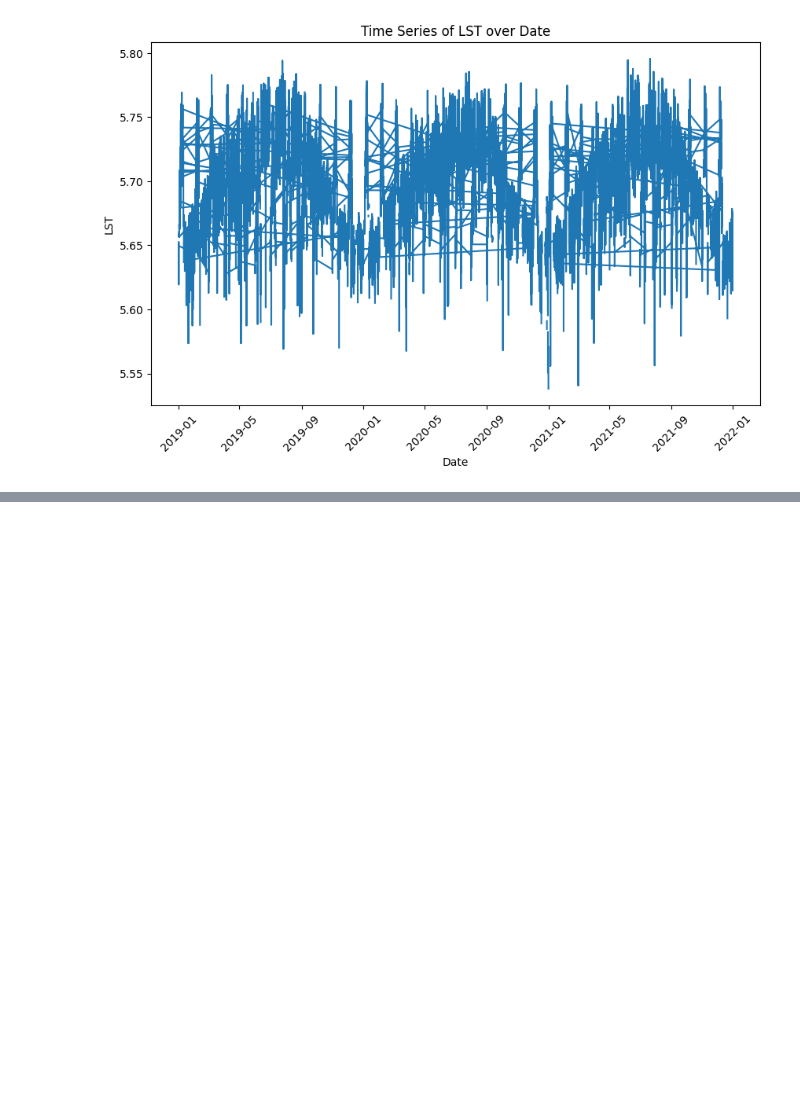
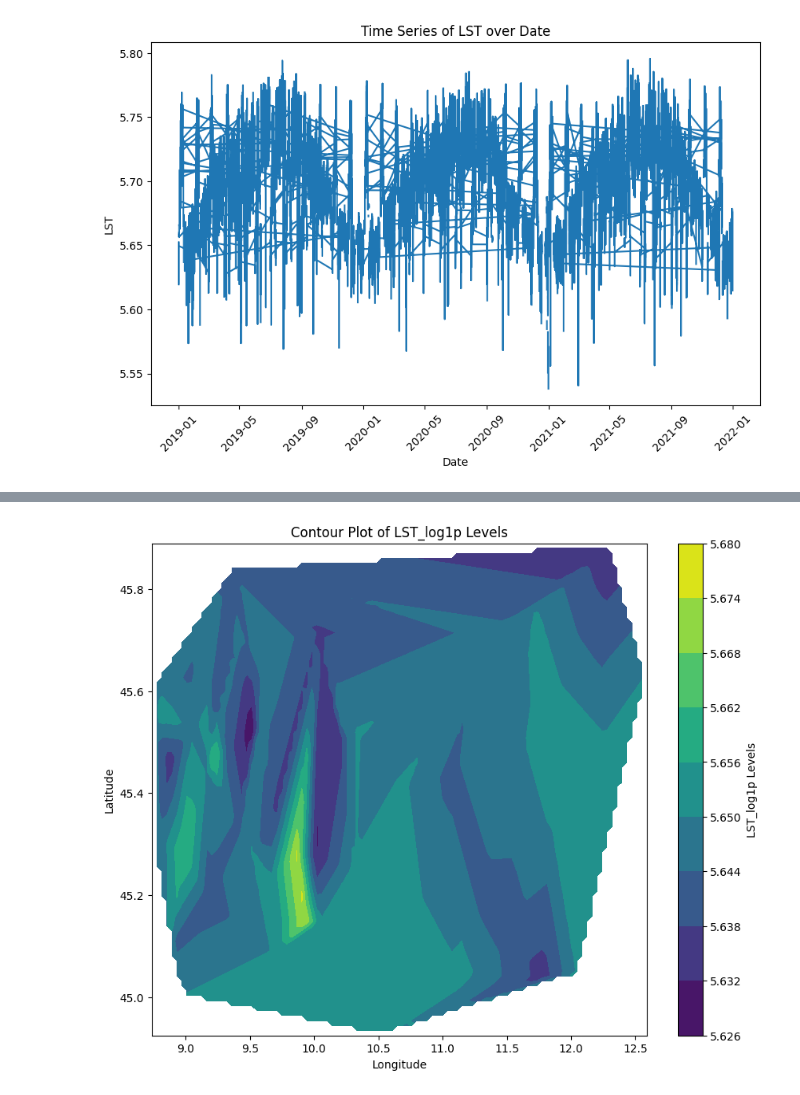
Before and after one commit to Anurag163/GeoAI_Ground_level_NO2_Zindi-, a Jupyter notebook: Pred_Model.ipynb, the cells around one changed output, grey strips where cells are left out. Cells and saved outputs as stored; diff of their text form; code cells hidden in the pictures; blank space fills up the shorter version.

```diff
--- a/Pred_Model.ipynb
+++ b/Pred_Model.ipynb
@@ -720,0 +778,23 @@ plt.show()
+# %%
+#Creating countour plot for LAT, LON with LST_log1p
+lon = np.linspace(train_df_model_2_LST_NO2_strat_dff['LON'].min(), train_df_model_2_LST_NO2_strat_dff['LON'].max(), 100)
+lat = np.linspace(train_df_model_2_LST_NO2_strat_dff['LAT'].min(), train_df_model_2_LST_NO2_strat_dff['LAT'].max(), 100)
+lon_grid, lat_grid = np.meshgrid(lon, lat)
+
+# Interpolate NO2 values to the grid
+no2_grid = griddata((train_df_model_2_LST_NO2_strat_dff['LON'], train_df_model_2_LST_NO2_strat_dff['LAT']), train_df_model_2_LST_NO2_strat_dff['LST_log1p'], (lon_grid, lat_grid), method='linear')
+
+# Plotting the contour plot
+plt.figure(figsize=(10, 8))
+contour = plt.contourf(lon_grid, lat_grid, no2_grid, cmap='viridis')
+plt.colorbar(contour, label='LST_log1p Levels')
+plt.xlabel('Longitude')
+plt.ylabel('Latitude')
+plt.title('Contour Plot of LST_log1p Levels')
+plt.show()
+
+#Plot against GT_NO2_log1p had some blank values  while in LST_log1p had darker blue .It maybe a waterbody which means low temperature and low NO2
+#In norhteast we can see low temperature and low NO2
+#We have the highest temeperation at around  LOG: 10 and LAT:45.1 to 45.4 . We can see high NO2 in this area too. Most probably is urbban area.
+# %% [output]
+[figure, added]
```
Also changed, not shown: parts of 15 cells of this notebook, 3 other files.
